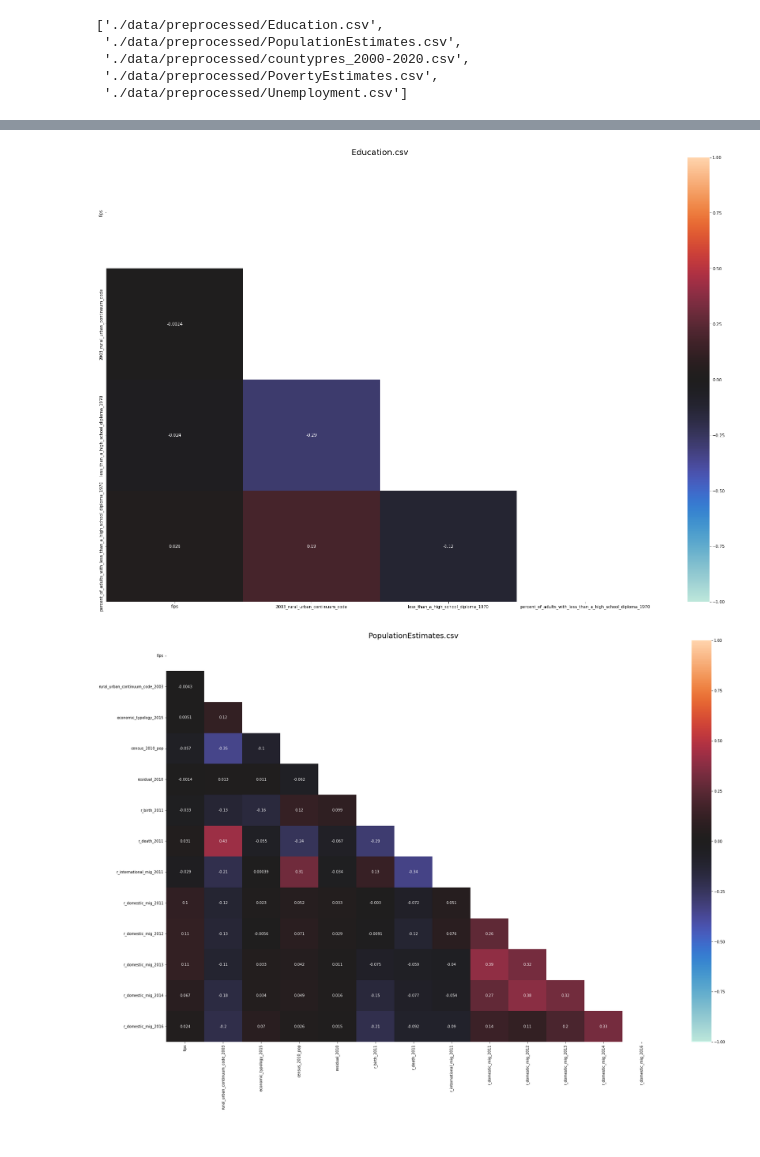
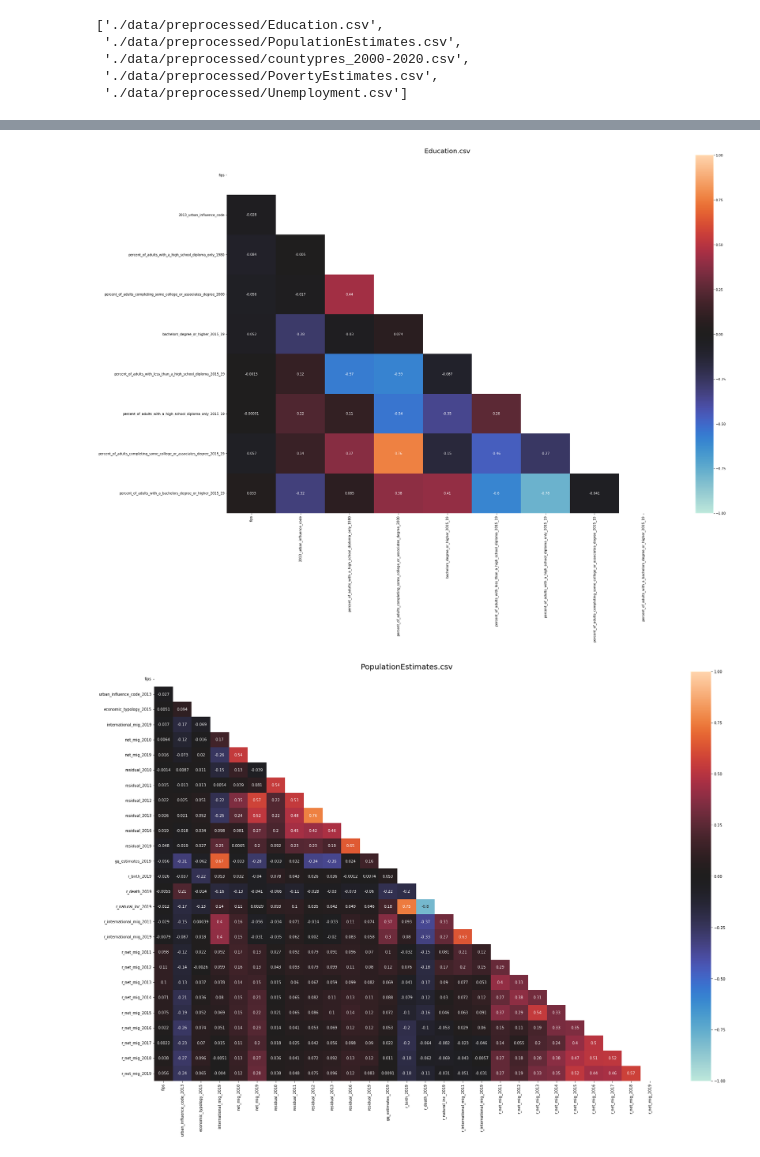
Before and after one commit to darmangerd/elections-study, a Jupyter notebook: 1_2_correlations.ipynb, the cells around one changed output, grey strips where cells are left out. Cells and saved outputs as stored; diff of their text form; code cells hidden in the pictures.

```diff
--- a/1_2_correlations.ipynb
+++ b/1_2_correlations.ipynb
@@ -78,14 +78,15 @@ def show_heatmap(df: pd.DataFrame, title: str = "Correlation Heatmap", annot: bo
     plt.show()
 # %%
 def remove_correlated_columns(df: pd.DataFrame, threshold: float = 0.9):
-    corr_matrix = df.corr().abs()
-    upper = corr_matrix.where(np.triu(np.ones(corr_matrix.shape), k=1).astype(bool))
-    to_drop = [column for column in upper.columns if any(upper[column] > threshold)]
-    return df.drop(to_drop, axis=1)
+    # keep all columns with correlation < threshold
+    corr = df.corr()
+    mask = np.triu(np.ones_like(corr, dtype=bool))
+    corr = corr.mask(mask)
+    correlated_columns = [column for column in corr.columns if any(corr[column].abs() > threshold)]
+    return df.drop(columns=correlated_columns)
 # %%
 for file in files:
     df = pd.read_csv(file)
-    df = numerical_df(df)
     show_heatmap(df, title=os.path.basename(file))
 # %% [output]
 [figure]
@@ -96,10 +97,9 @@ for file in files:
 # %%
 for file in files:
     df = pd.read_csv(file)
-    df = numerical_df(df)
-    df = remove_correlated_columns(df, threshold=0.5)
+    df = remove_correlated_columns(df, threshold=0.8)
     show_heatmap(df, title=os.path.basename(file), annot=True)
-    df.to_csv(os.path.join(PREPROCESSED_FOLDER, "clean_" + os.path.basename(file)), index=False)
+    df.to_csv(os.path.join(PREPROCESSED_FOLDER, os.path.basename(file)), index=False)
 # %% [output]
-[figure, old version]
+[figure, new version]
-[figure, old version]
+[figure, new version]
```
Also changed, not shown: parts of 2 cells of this notebook, 16 other files.
